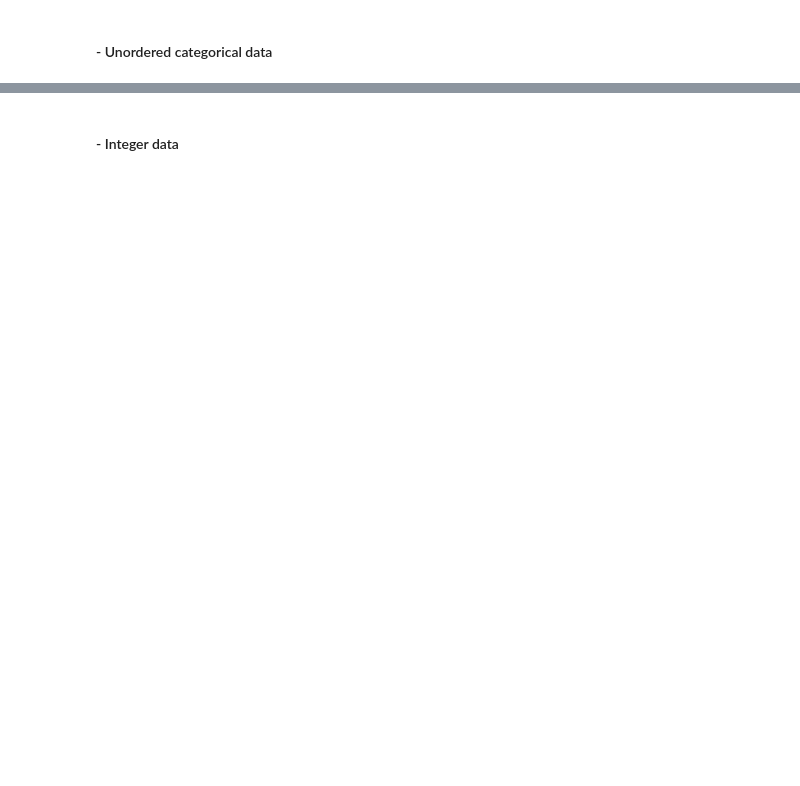
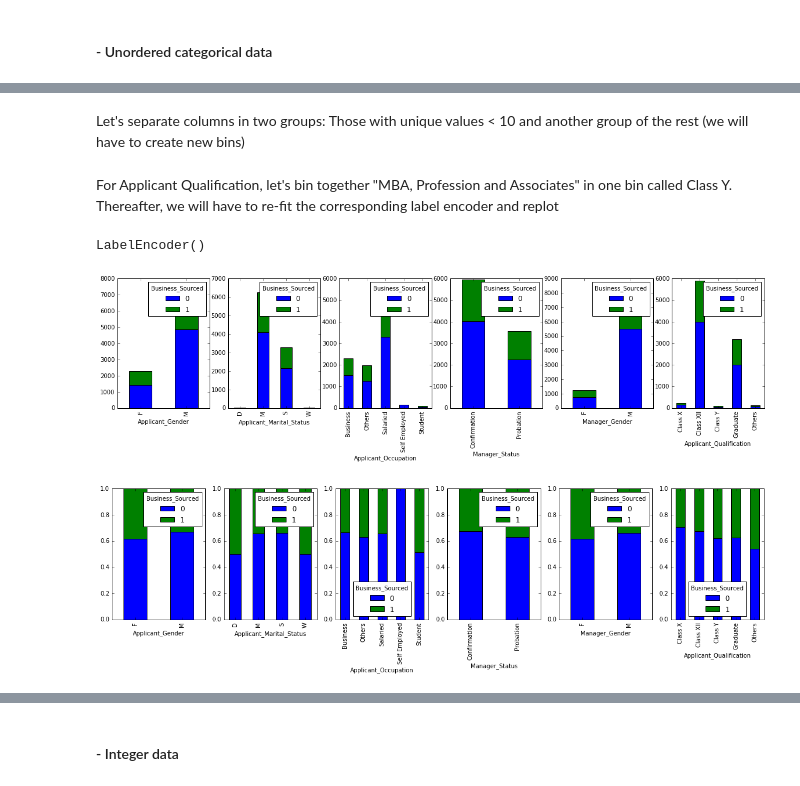
Before and after one commit to kthouz/the_smart_recruits, a Jupyter notebook: the smart recruits.ipynb, the cells around one changed output, grey strips where cells are left out. Cells and saved outputs as stored; diff of their text form; code cells hidden in the pictures; blank space fills up the shorter version.

```diff
--- a/the smart recruits.ipynb
+++ b/the smart recruits.ipynb
@@ -244,0 +319,39 @@ ct.iloc[:-1,0].plot(kind='bar')
+# %% [markdown]
+
+Let's separate columns in two groups: Those with unique values < 10 and another group of the rest (we will have to create new bins)
+# %%
+group1 = ['Applicant_Gender','Applicant_Marital_Status','Applicant_Occupation','Manager_Status','Manager_Gender','Applicant_Qualification']
+# %% [markdown]
+For Applicant Qualification, let's bin together "MBA, Profession and Associates" in one bin called Class Y. Thereafter, we will have to re-fit the corresponding label encoder and replot
+# %%
+df_train.Applicant_Qualification.replace('Masters of Business Administration','Class Y', inplace=True)
+df_train.Applicant_Qualification.replace('Associate / Fellow of Institute of Chartered Accountans of India','Class Y', inplace=True)
+df_train.Applicant_Qualification.replace('Professional Qualification in Marketing','Class Y', inplace=True)
+df_train.Applicant_Qualification.replace('Certified Associateship of Indian Institute of Bankers','Class Y', inplace=True)
+df_train.Applicant_Qualification.replace('Associate/Fellow of Insurance Institute of India','Class Y', inplace=True)
+df_train.Applicant_Qualification.replace('Associate/Fellow of Acturial Society of India','Class Y', inplace=True)
+df_train.Applicant_Qualification.replace('Associate/Fellow of Institute of Company Secretories of India','Class Y', inplace=True)
+
+df_train.Applicant_Qualification = pd.Categorical(df_train.Applicant_Qualification,ordered=False)
+label_encoders['Applicant_Qualification'].fit(df_train.Applicant_Qualification)
+# %% [output]
+LabelEncoder()
+# %%
+fig,ax = plt.subplots(1,len(group1),figsize = (20,4))
+for col in group1:
+    #generate cross table first
+    ct = pd.crosstab(df_train[col],df_train['Business_Sourced'],margins=True)
+    #normalize
+    #ct = ct.apply(percConvert,axis=1)
+    ct.iloc[:-1,:-1].plot(kind='bar',stacked=True, ax=ax[group1.index(col)])
+
+fig,ax = plt.subplots(1,len(group1),figsize = (20,4))
+for col in group1:
+    #generate cross table first
+    ct = pd.crosstab(df_train[col],df_train['Business_Sourced'],margins=True)
+    #normalize
+    ct = ct.apply(percConvert,axis=1)
+    ct.iloc[:-1,:-1].plot(kind='bar',stacked=True, ax=ax[group1.index(col)])
+# %% [output]
+[figure, added]
+[figure, added]
```
Also changed, not shown: parts of 21 cells of this notebook, 1 other file.
